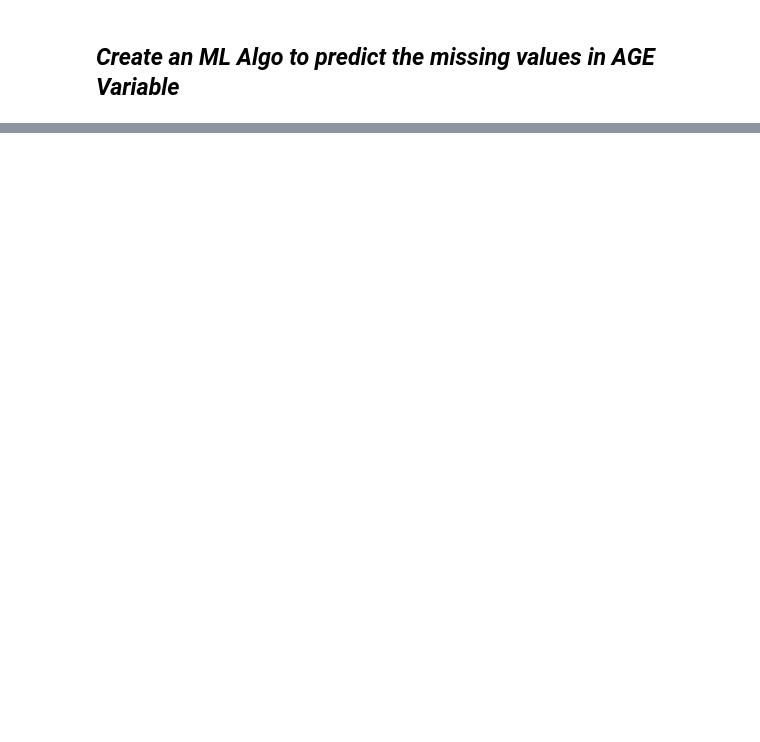
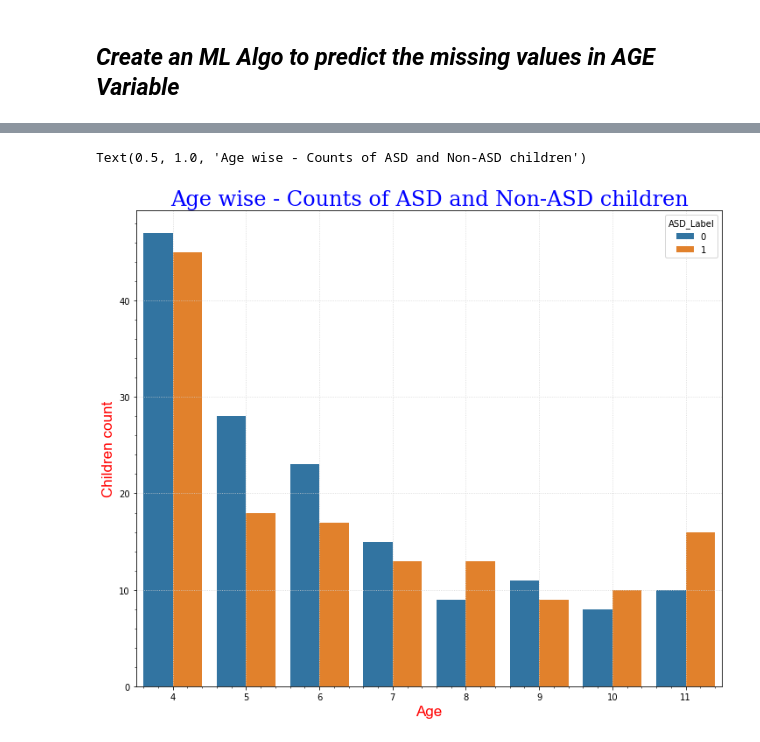
Before and after one commit to raj-shr-git/Autism_Spectrum_Disorder, a Jupyter notebook: ASD_prediction.ipynb, the cells around one changed output, grey strips where cells are left out. Saved outputs shown, nothing was run; the diff lists cells and outputs as text; code cells hidden in the pictures; blank space fills up the shorter version.

```diff
--- a/ASD_prediction.ipynb
+++ b/ASD_prediction.ipynb
@@ -769,0 +972,4 @@ https://towardsdatascience.com/working-with-missing-data-in-machine-learning-9c0
+# %%
+autism_df = autism_df[['fix_age', 'gender', 'country', 'born_with_jaundice', 'family_member_with_PDD', 'used_screening_app_before', 'age_type',
+                       'Q1_Score', 'Q2_Score', 'Q3_Score', 'Q4_Score', 'Q5_Score', 'Q6_Score', 'Q7_Score', 'Q8_Score', 'Q9_Score', 'Q10_Score', 'screening_score',
+                       'fix_ethnicity', 'fix_whos_completing_test','ASD_Label']]
@@ -769,0 +1050,6 @@ https://towardsdatascience.com/working-with-missing-data-in-machine-learning-9c0
+# %%
+age_details = pd.DataFrame(autism_df.groupby(['fix_age','ASD_Label']).count()['gender'])
+# %%
+age_details.columns = ['child_counts']
+# %%
+age_details.reset_index(inplace=True)
@@ -769,0 +1076,14 @@ https://towardsdatascience.com/working-with-missing-data-in-machine-learning-9c0
+# %%
+label_fonts = {'family':'arial', 'size':17, 'color':'red'}
+title_font = {'family':'serif','size':24,'color':'Blue'}
+
+plt.figure(figsize=(12,10))
+sns.barplot(x=age_details['fix_age'],y=age_details['child_counts'],hue=age_details['ASD_Label'])
+plt.minorticks_on()
+plt.grid(which='major',linestyle=':',color='lightgray')
+plt.xlabel('Age',fontdict=label_fonts)
+plt.ylabel('Children count',fontdict=label_fonts)
+plt.title('Age wise - Counts of ASD and Non-ASD children',fontdict=title_font)
+# %% [output]
+Text(0.5, 1.0, 'Age wise - Counts of ASD and Non-ASD children')
+[figure, added]
```
Also changed, not shown: parts of 154 cells of this notebook, 1 other file.
